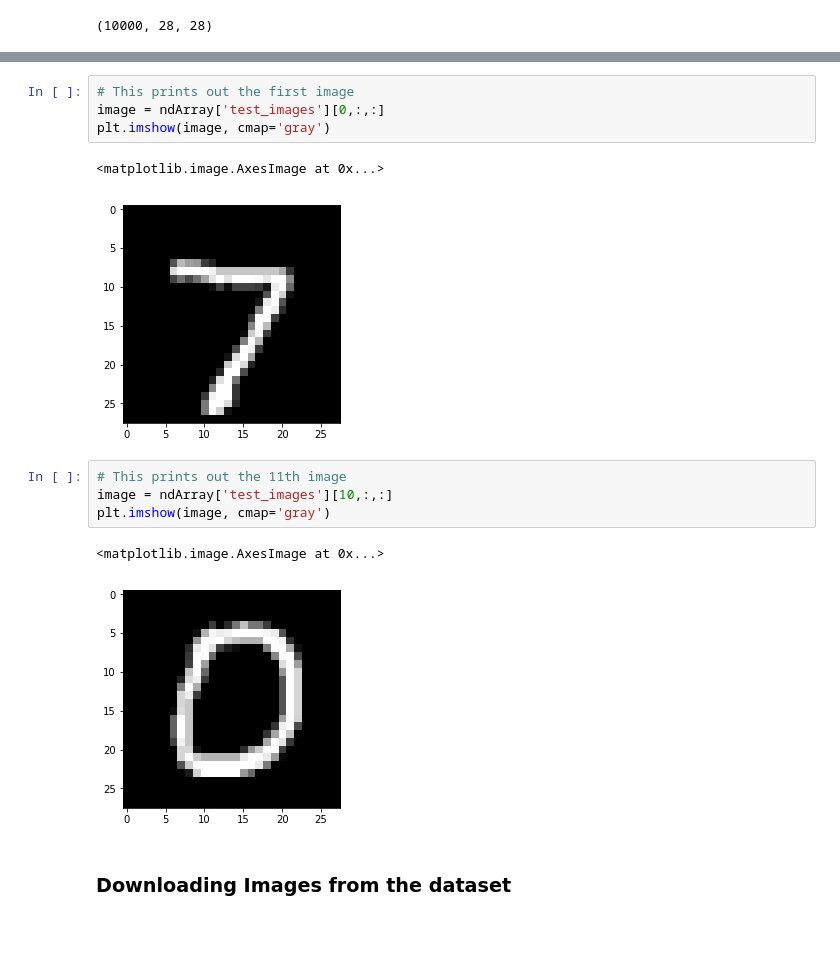
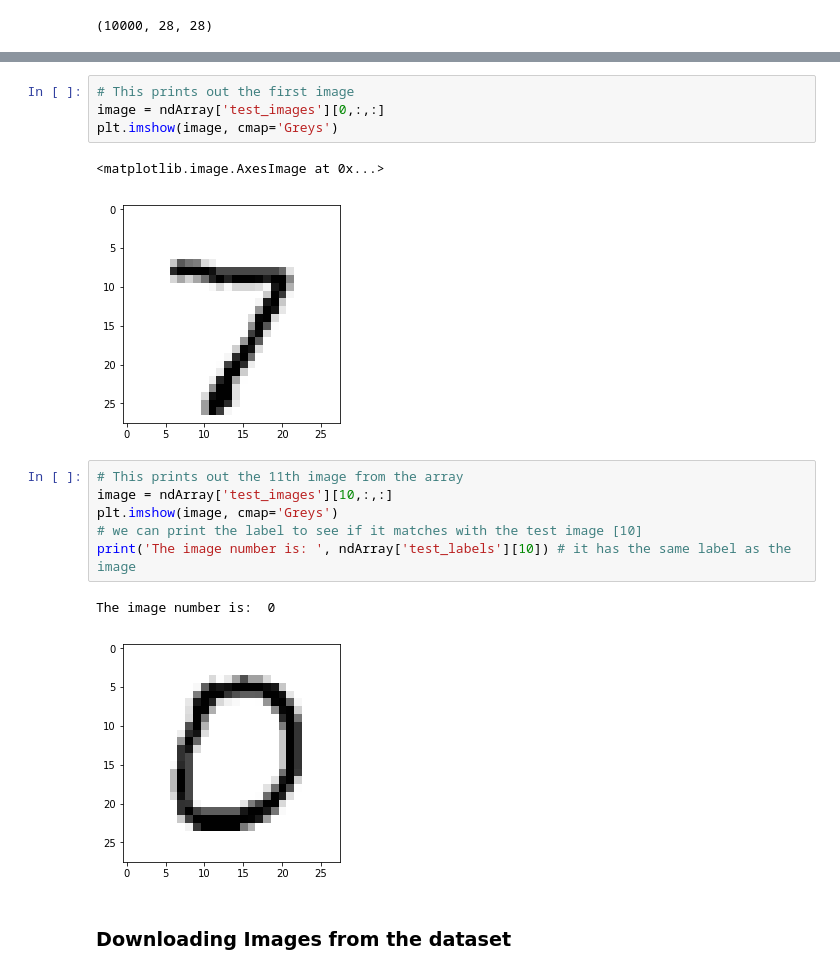
Before and after one commit to nakster/EmergingTechAssessment, a Jupyter notebook: Excerise 3/mnist-dataset.ipynb, the cells around one changed output, grey strips where cells are left out. Saved outputs shown, nothing was run; the diff lists cells and outputs as text; blank space fills up the shorter version.

Commit message:
trying to save images

```diff
--- a/Excerise 3/mnist-dataset.ipynb
+++ b/Excerise 3/mnist-dataset.ipynb
@@ -364,16 +365,18 @@ array([[  0,   0,   0,   0,   0,   0,   0,   0,   0,   0,   0,   0,   0,
 # %%
 # This prints out the first image
 image = ndArray['test_images'][0,:,:]
-plt.imshow(image, cmap='gray')
+plt.imshow(image, cmap='Greys')
 # %% [output]
 <matplotlib.image.AxesImage at 0x...>
-[figure, old version]
+[figure, new version]
 # %%
-# This prints out the 11th image
+# This prints out the 11th image from the array
 image = ndArray['test_images'][10,:,:]
-plt.imshow(image, cmap='gray')
+plt.imshow(image, cmap='Greys')
+# we can print the label to see if it matches with the test image [10]
+print('The image number is: ', ndArray['test_labels'][10]) # it has the same label as the image
 # %% [output]
-<matplotlib.image.AxesImage at 0x...>
+The image number is:  0
-[figure, old version]
+[figure, new version]
 # %% [markdown]
 ### Downloading Images from the dataset
```
Also changed, not shown: parts of 2 cells of this notebook.
